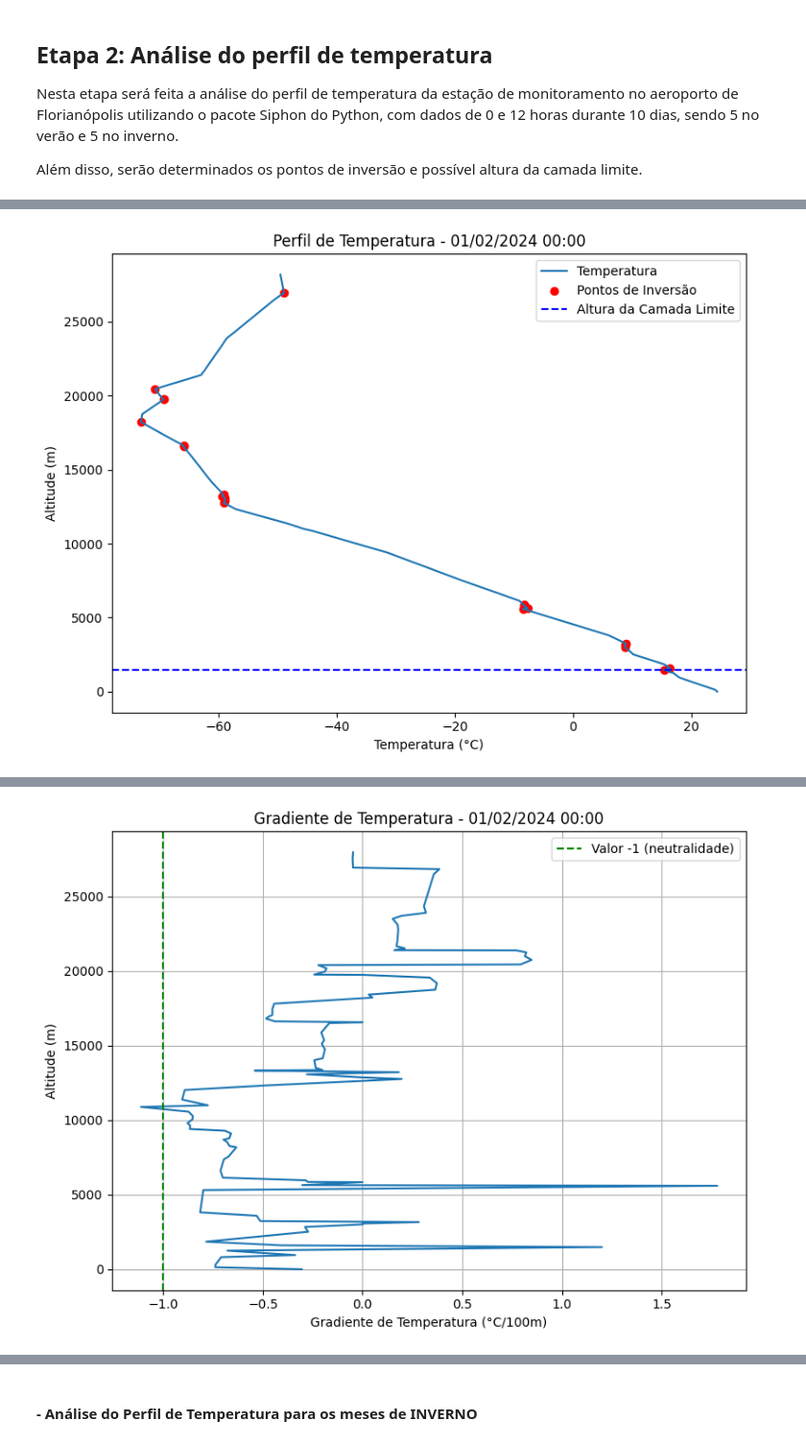
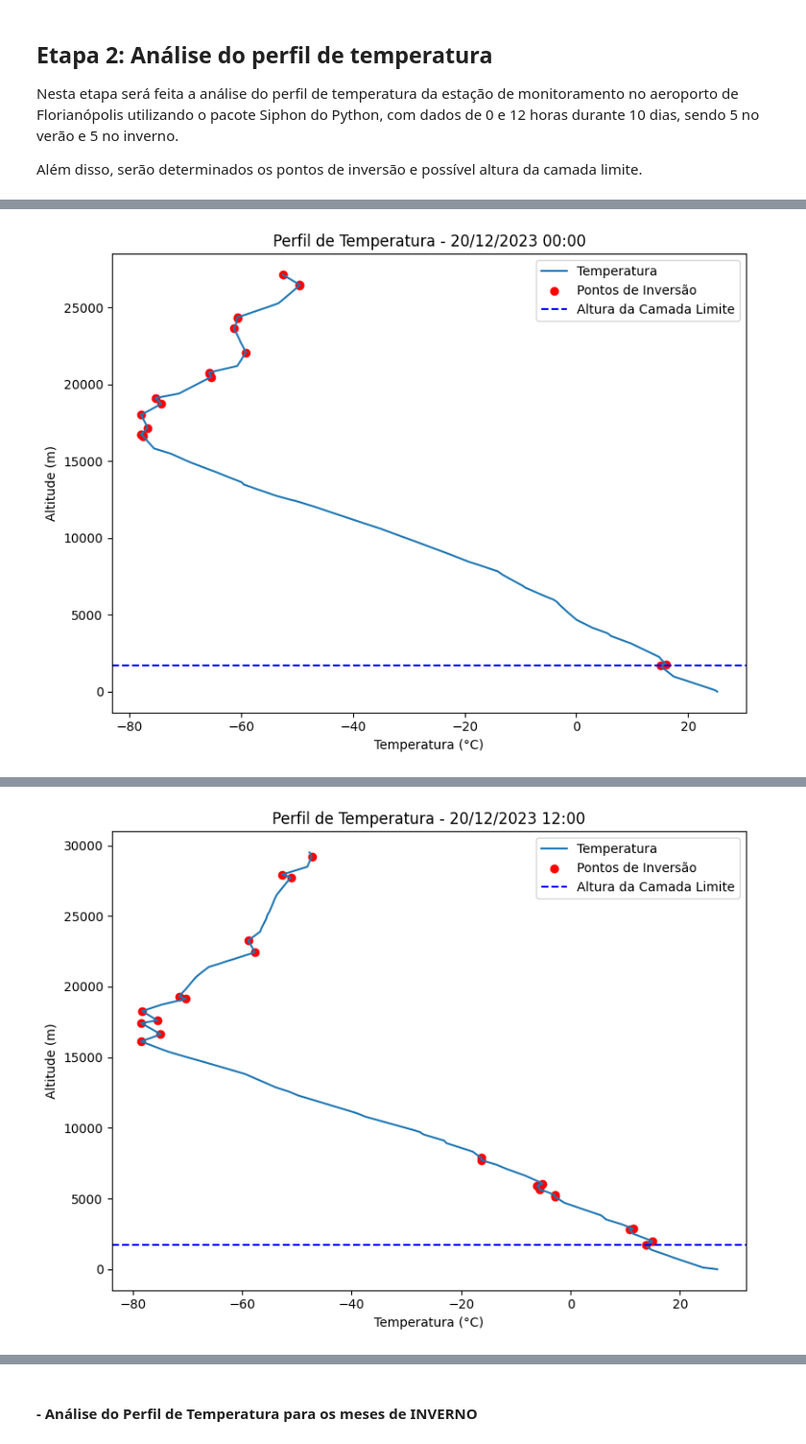
Before and after one commit to BarbaraGirardi07/ENS5173_Barbara, a Jupyter notebook: Atividade2_Ana_Barbara.ipynb, the cells around one changed output, grey strips where cells are left out. Shown at 96% size. Saved outputs shown, nothing was run; the diff lists cells and outputs as text; code cells hidden in the pictures.

```diff
--- a/Atividade2_Ana_Barbara.ipynb
+++ b/Atividade2_Ana_Barbara.ipynb
@@ -358,7 +358,7 @@ import numpy as np
 from siphon.simplewebservice.wyoming import WyomingUpperAir
 import random
 
-# Função para calcular e plotar o perfil de temperatura com pontos de inversão e altura da camada limite
+# Função para obter dados e plotar o perfil de temperatura com pontos de inversão e altura da camada limite
 def plot_temperature_profile(date, station):
     try:
         # Extraindo os dados
@@ -387,8 +387,7 @@ def plot_temperature_profile(date, station):
 
         # Perfil de temperatura com pontos de inversão e altura da camada limite
         ax.plot(temp, alt, label='Temperatura')
-        if len(pontos_inversao) > 0:
-            ax.scatter(temp[pontos_inversao], alt[pontos_inversao], color='red', label='Pontos de Inversão')
+        ax.scatter(temp[pontos_inversao], alt[pontos_inversao], color='red', label='Pontos de Inversão')
         if altura_camada_limite:
             ax.axhline(y=altura_camada_limite, color='blue', linestyle='--', label='Altura da Camada Limite')
         ax.set_xlabel('Temperatura (°C)')
@@ -402,63 +401,25 @@ def plot_temperature_profile(date, station):
     except Exception as e:
         print(f"Erro ao obter ou processar dados para a data {date}: {e}")
 
-# Função para calcular e plotar o gradiente de temperatura
-def plot_temperature_gradient(date, station):
-    try:
-        # Extraindo os dados
-        df = WyomingUpperAir.request_data(date, station)
-
-        # Verificando se as colunas necessárias estão presentes e se os dados não estão vazios
-        if df.empty or 'temperature' not in df.columns or 'height' not in df.columns:
-            print(f"Dados de temperatura ou altura não encontrados para a data {date}")
-            return
-
-        # Calculando o gradiente de temperatura
-        deltaT = np.diff(df['temperature'])
-        deltaZ = np.diff(df['height'])
-        dTdZ = (deltaT / deltaZ) * 100
-
-        # Fazendo figura do gradiente de temperatura
-        plt.figure(figsize=(8, 6))
-        plt.plot(dTdZ, df['height'][:-1])
-        plt.axvline(x=-1, color='green', linestyle='--', label='Valor -1 (neutralidade)')
-        plt.xlabel('Gradiente de Temperatura (°C/100m)')
-        plt.ylabel('Altitude (m)')
-        plt.title(f'Gradiente de Temperatura - {date.strftime("%d/%m/%Y %H:%M")}')
-        plt.legend()
-        plt.grid(True)
-        plt.tight_layout()
-        plt.show()
-
-    except Exception as e:
-        print(f"Erro ao obter ou processar dados para a data {date}: {e}")
-
-# Função para gerar dias aleatórios dentro de um intervalo específico e verificar a disponibilidade de dados
-def generate_random_days_with_data(start_date, end_date, num_days, station):
-    available_days = []
-    while len(available_days) < num_days:
-        random_day = start_date + timedelta(days=random.randint(0, (end_date - start_date).days))
-        try:
-            df = WyomingUpperAir.request_data(random_day, station)
-            if not df.empty and 'temperature' in df.columns and 'height' in df.columns:
-                available_days.append(random_day)
-        except:
-            continue
-    return available_days
-
 # Data inicial para análise no verão do hemisfério sul (dezembro, janeiro, fevereiro)
 start_date = datetime(2023, 12, 1)
-end_date = datetime(2024, 2, 29)  # Vamos considerar fevereiro bissexto
+end_date = datetime(2024, 2, 28)
+total_days = (end_date - start_date).days
 
 # Local da análise
 station = 'SBFL'
 
-# Selecionar 5 dias aleatórios dentro do intervalo especificado com dados disponíveis
-random_days_with_data = generate_random_days_with_data(start_date, end_date, 5, station)
+# Selecionar 5 dias aleatórios dentro do intervalo especificado
+random_days = random.sample(range(total_days), 5)
 
-# Gerar gráficos para os dias selecionados aleatórios com dados disponíveis
-for date in random_days_with_data:
-    print(f"Analisando dados para {date}")
-    plot_temperature_profile(date, station)
-    plot_temperature_gradient(date, station)
+# Função para gerar gráficos para os dias selecionados aleatórios
+def generate_plots_for_random_days(random_days, station):
+    for day_offset in random_days:
+        for hour in [0, 12]:  # Considerando os horários de 00:00 e 12:00 horas
+            date = start_date + timedelta(days=day_offset, hours=hour)
+            print(f"Analisando dados para {date}")
+            plot_temperature_profile(date, station)
+
+# Gerar gráficos para os dias selecionados aleatórios
+generate_plots_for_random_days(random_days, station)
 # %% [output]
@@ -466 +427 @@ Analisando dados para 2024-02-01 00:00:00
-[figure, old version]
+[figure, new version]
@@ -467 +429 @@ Analisando dados para 2024-02-01 00:00:00
-[figure, old version]
+[figure, new version]
```
Also changed, not shown: parts of 5 cells of this notebook.
